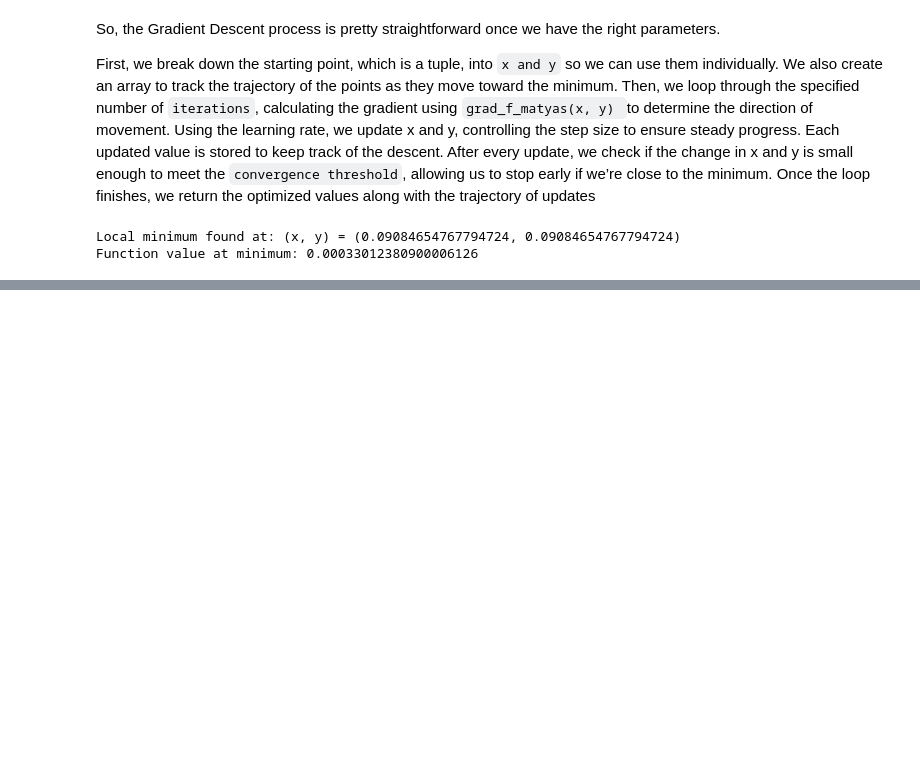
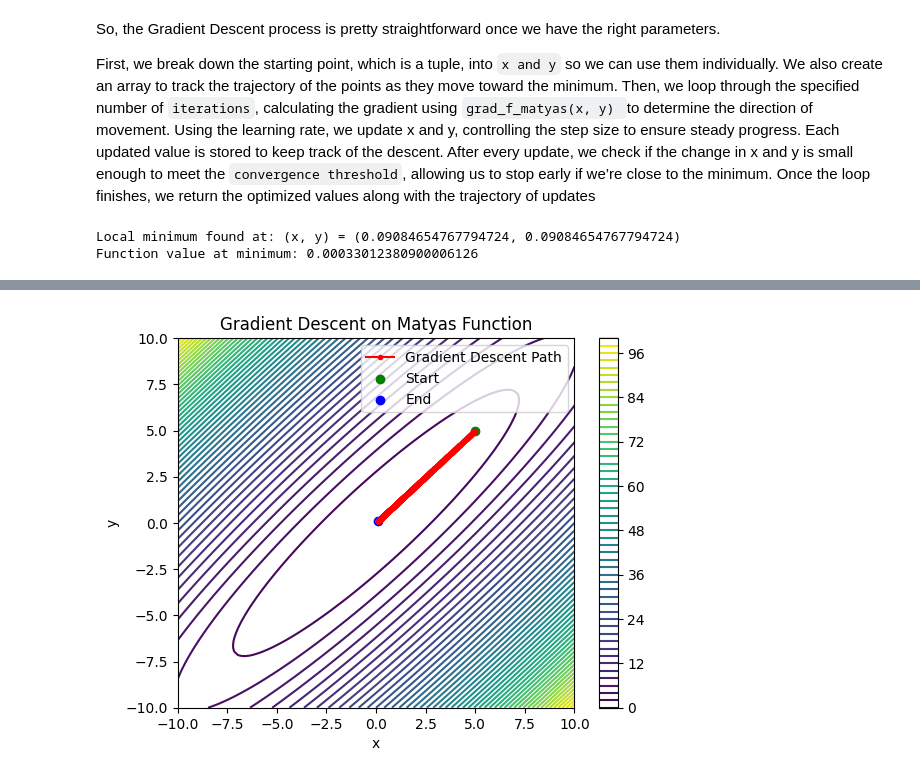
Before and after one commit to omarguzmanm/gradient-descent, a Jupyter notebook: main.ipynb, the cells around one changed output, grey strips where cells are left out. Drawn from its saved outputs; the diff is of its cells as text; code cells hidden in the pictures; blank space fills up the shorter version.

Commit message:
feat: add plot on the 2D plane

```diff
--- a/main.ipynb
+++ b/main.ipynb
@@ -82,0 +94,24 @@ Function value at minimum: 0.00033012380900006126
+# %%
+# Create a grid of (x, y) values
+x = np.linspace(-10, 10, 100)
+y = np.linspace(-10, 10, 100)
+X, Y = np.meshgrid(x, y)
+Z = f_matyas(X, Y)
+
+# Plot the contour of the Matyas function
+plt.contour(X, Y, Z, levels=50, cmap='viridis')
+plt.colorbar()
+
+# Plot the optimization trajectory
+history = np.array(history)
+plt.plot(history[:, 0], history[:, 1], 'r.-', label='Gradient Descent Path')
+plt.scatter(history[0, 0], history[0, 1], color='green', label='Start')
+plt.scatter(history[-1, 0], history[-1, 1], color='blue', label='End')
+
+plt.xlabel('x')
+plt.ylabel('y')
+plt.title('Gradient Descent on Matyas Function')
+plt.legend()
+plt.show()
+# %% [output]
+[figure, added]
```
Also changed, not shown: parts of 2 cells of this notebook.
